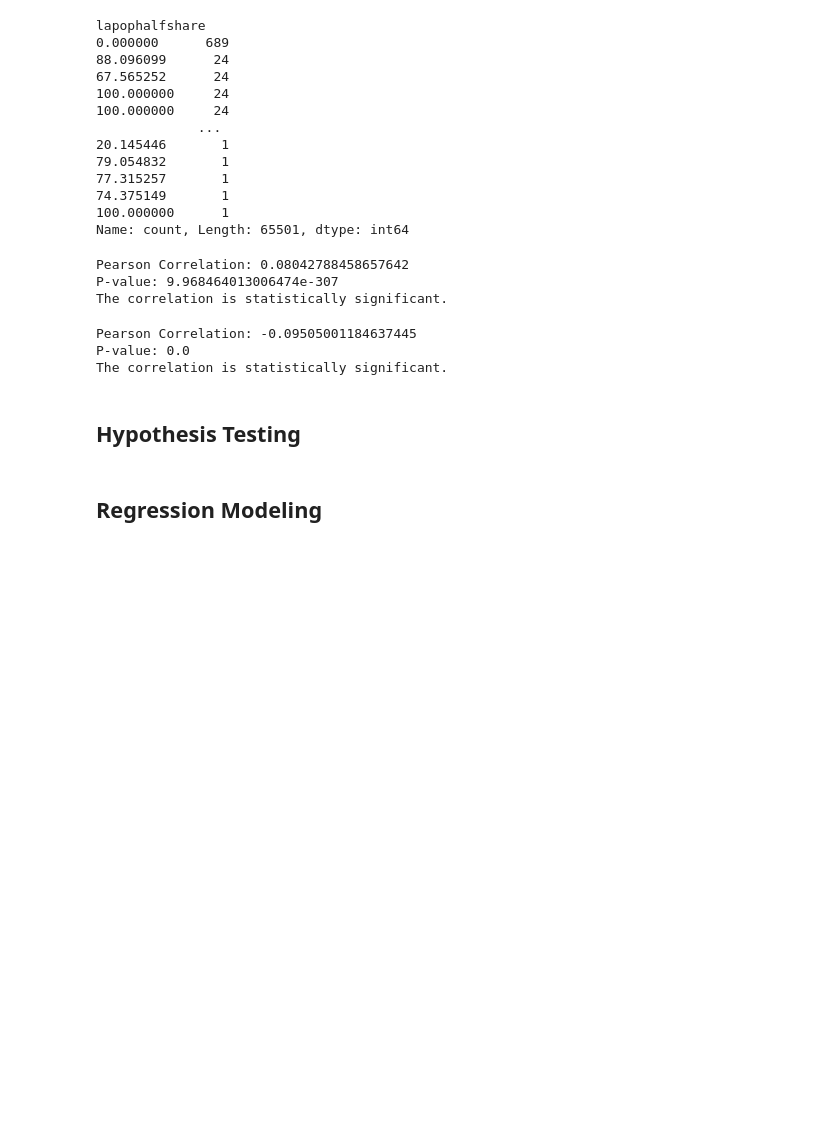
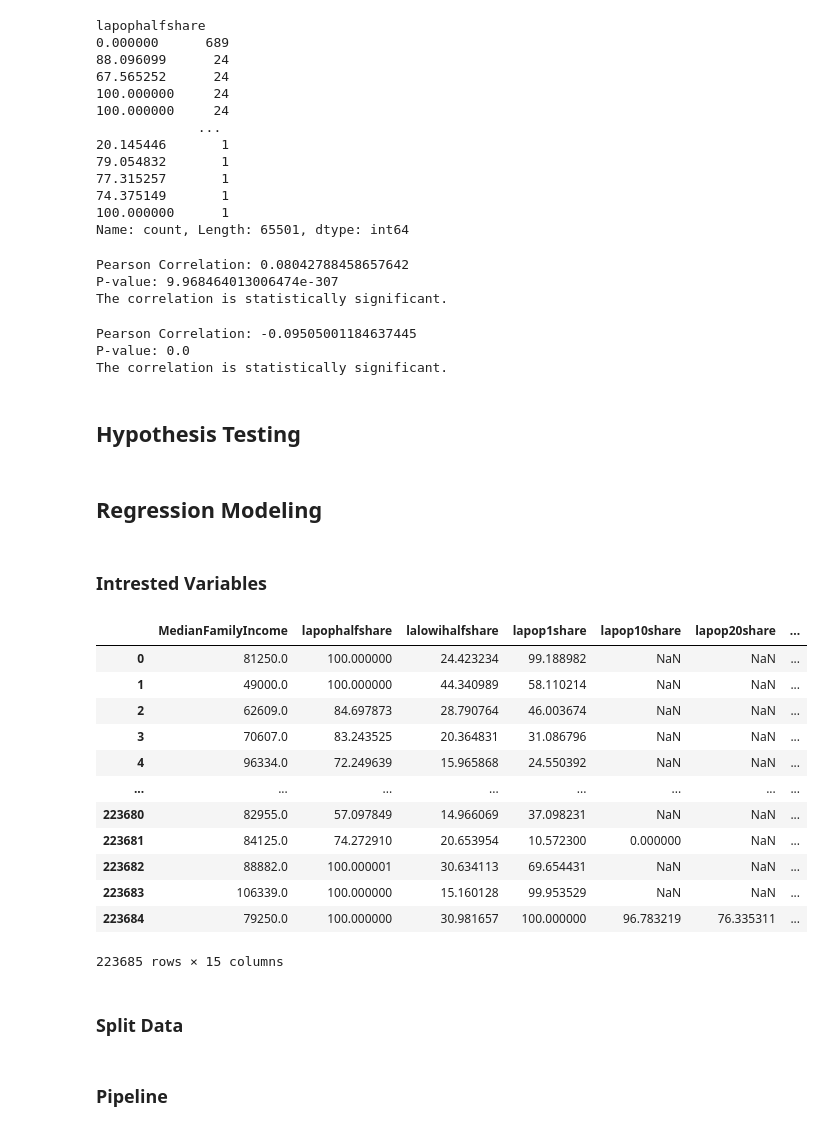
Before and after one commit to marklee4823/math189_project, a Jupyter notebook: Notebook.ipynb, the cells around one changed output. Cells and saved outputs as stored; diff of their text form; code cells hidden in the pictures; blank space fills up the shorter version.

```diff
--- a/Notebook.ipynb
+++ b/Notebook.ipynb
@@ -471,0 +492,28 @@ The correlation is statistically significant.
+# %% [markdown]
+### Intrested Variables
+# %%
+intersted_variables = [
+    'MedianFamilyIncome', 'lapophalfshare', 'lalowihalfshare',
+    'lapop1share', 'lapop10share', 'lapop20share',
+    'TractSNAP', 'HUNVFlag', 'lawhitehalfshare', 'lablackhalfshare',
+    'laasianhalfshare', 'lanhopihalfshare', 'laaianhalfshare',
+    'lahisphalfshare', 'lahunvhalfshare'
+]
+# %%
+df_merged.loc[:, intersted_variables]
+# %% [output]
+|  | MedianFamilyIncome | lapophalfshare | lalowihalfshare | lapop1share | lapop10share | lapop20share | ... |
+| 0 | 81250.0 | 100.000000 | 24.423234 | 99.188982 | NaN | NaN | ... |
+| 1 | 49000.0 | 100.000000 | 44.340989 | 58.110214 | NaN | NaN | ... |
+| 2 | 62609.0 | 84.697873 | 28.790764 | 46.003674 | NaN | NaN | ... |
+| 3 | 70607.0 | 83.243525 | 20.364831 | 31.086796 | NaN | NaN | ... |
+| 4 | 96334.0 | 72.249639 | 15.965868 | 24.550392 | NaN | NaN | ... |
+| ... | ... | ... | ... | ... | ... | ... | ... |
+| 223680 | 82955.0 | 57.097849 | 14.966069 | 37.098231 | NaN | NaN | ... |
+| 223681 | 84125.0 | 74.272910 | 20.653954 | 10.572300 | 0.000000 | NaN | ... |
+| 223682 | 88882.0 | 100.000001 | 30.634113 | 69.654431 | NaN | NaN | ... |
+| 223683 | 106339.0 | 100.000000 | 15.160128 | 99.953529 | NaN | NaN | ... |
+| 223684 | 79250.0 | 100.000000 | 30.981657 | 100.000000 | 96.783219 | 76.335311 | ... |
+223685 rows × 15 columns
+# %% [markdown]
+### Split Data
@@ -471,0 +528,2 @@ The correlation is statistically significant.
+# %% [markdown]
+### Pipeline
```
Also changed, not shown: parts of 16 cells of this notebook.
